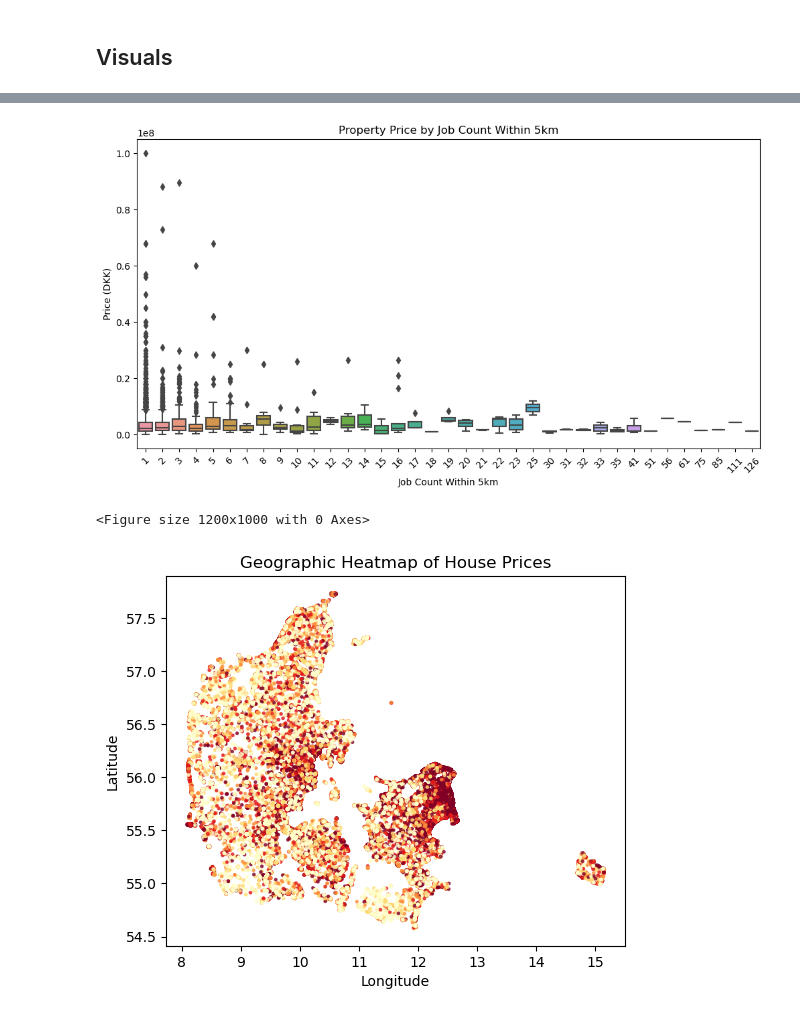
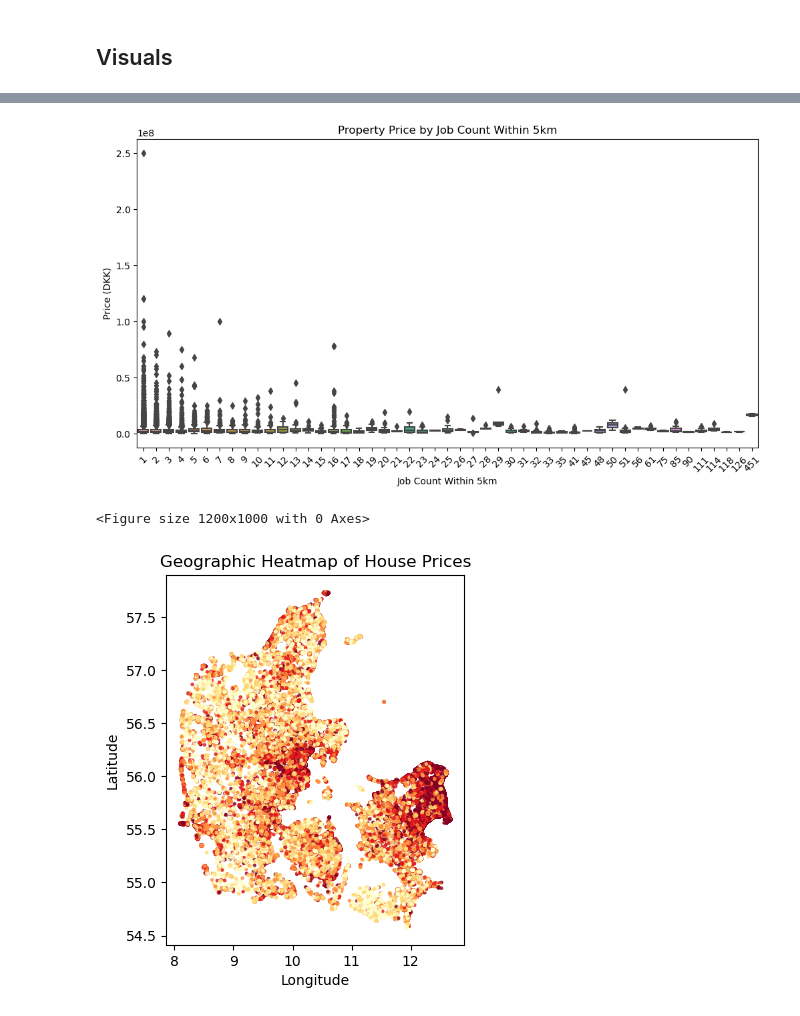
Before and after one commit to Tobias-Thiim/Introduction-to-Social-Data-Science-gruppe_20, a Jupyter notebook: overall_code/Eksamen_NoteBook_Clean.ipynb, the cells around one changed output, grey strips where cells are left out. Cells and saved outputs as stored; diff of their text form; code cells hidden in the pictures.

```diff
--- a/overall_code/Eksamen_NoteBook_Clean.ipynb
+++ b/overall_code/Eksamen_NoteBook_Clean.ipynb
@@ -30,7 +30,10 @@ warnings.filterwarnings("ignore", category=FutureWarning)
 ## Load data from csv's
 # %%
 pd.set_option('display.max.columns', 100)
-csv1 = "final_real_estate_postings.csv"
-df_real_estate = pd.read_csv(csv1, low_memory=False)
+#csv1 = "final_real_estate_postings.csv"
+csv1 = "boliger_salg.csv"
+df_real_estate = pd.read_csv(csv1, delimiter=';', low_memory=False)
 csv2 = "final_job_postings.csv"
 df_jobs = pd.read_csv(csv2, low_memory=False)
+df_real_estate.head(2)
+df_jobs
@@ -38,7 +55,9 @@ df_jobs = pd.read_csv(csv2, low_memory=False)
 ## Extract coordinates and create GeoDataFrames
 We start by exploiting that both dataframes have coordinates. The real estate data has to be parsed in order that we can create the GDF for the real estate listings.
 # %%
-real_estate_gdf = create_gdf_real_estate(df_real_estate)
+#real_estate_gdf = create_gdf_real_estate(df_real_estate)
+
+real_estate_gdf = create_gdf_real_estate_boliga(df_real_estate)
 job_listings_gdf = create_gdf_jobs(df_jobs)
 # %% [markdown]
 ## Creating a Grid
@@ -78,4 +110,5 @@ real_estate_with_density['job_count_5km'] = job_count_5km_series
 # %% [markdown]
 ## Preparing dataset for Visual Analysis
 # %%
-ml_dataset = prepare_ml_dataset(real_estate_with_density)
+ml_dataset = prepare_ml_dataset_boliga(real_estate_with_density)
+ml_dataset['geometry'].describe()
@@ -92,10 +131,11 @@ plot_price_vs_distance_to_job_center(ml_dataset)
 # %%
 plot_price_by_job_count_5km(ml_dataset)
 # %% [output]
-[figure, old version]
+[figure, new version]
 # %%
-plot_heatmap_house_prices(real_estate_with_density)
+#real_estate_with_density.head(3)
+plot_heatmap_house_prices_boliga(ml_dataset)
 # %% [output]
 <Figure size 1200x1000 with 0 Axes>
-[figure, old version]
+[figure, new version]
 # %%
```
Also changed, not shown: parts of 13 cells of this notebook, 1 other file.
